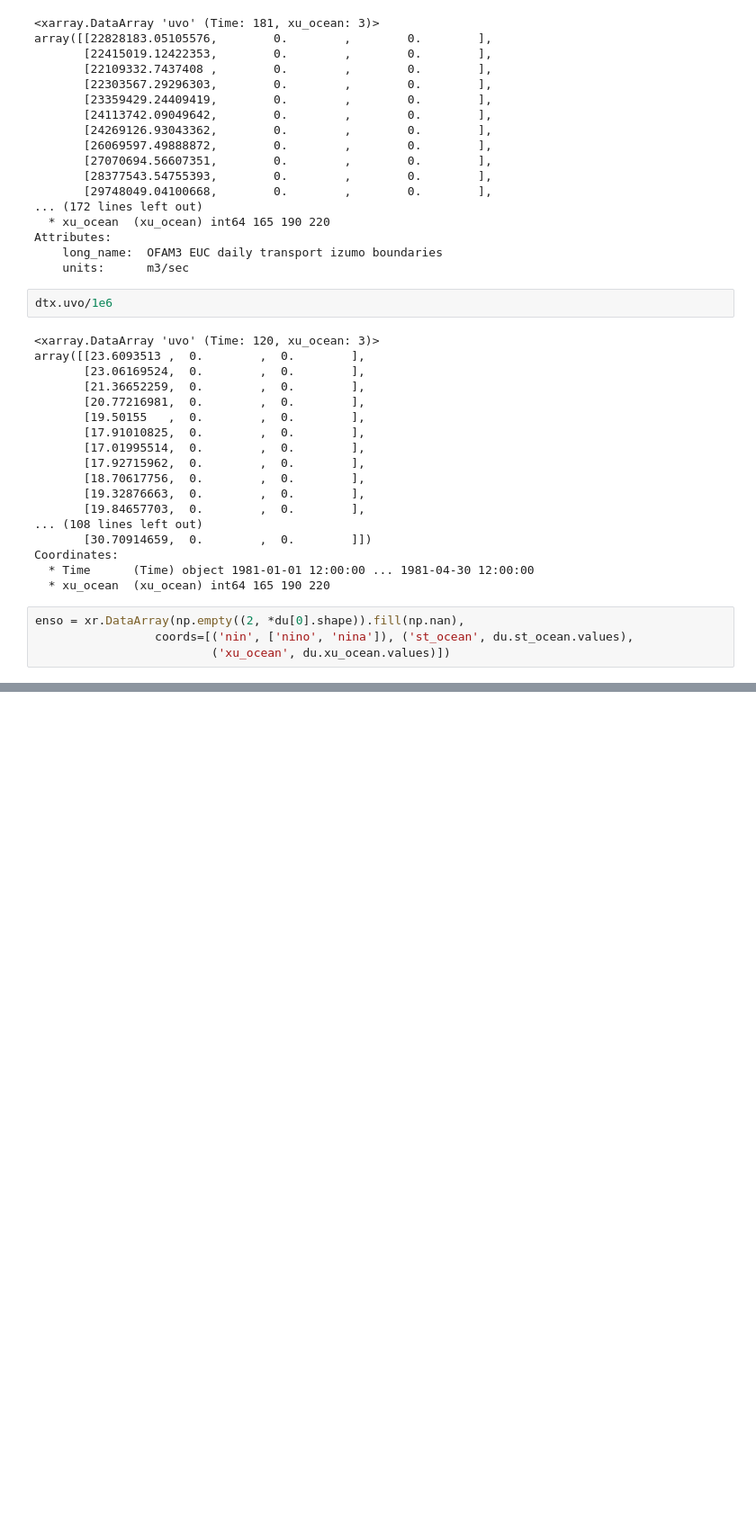
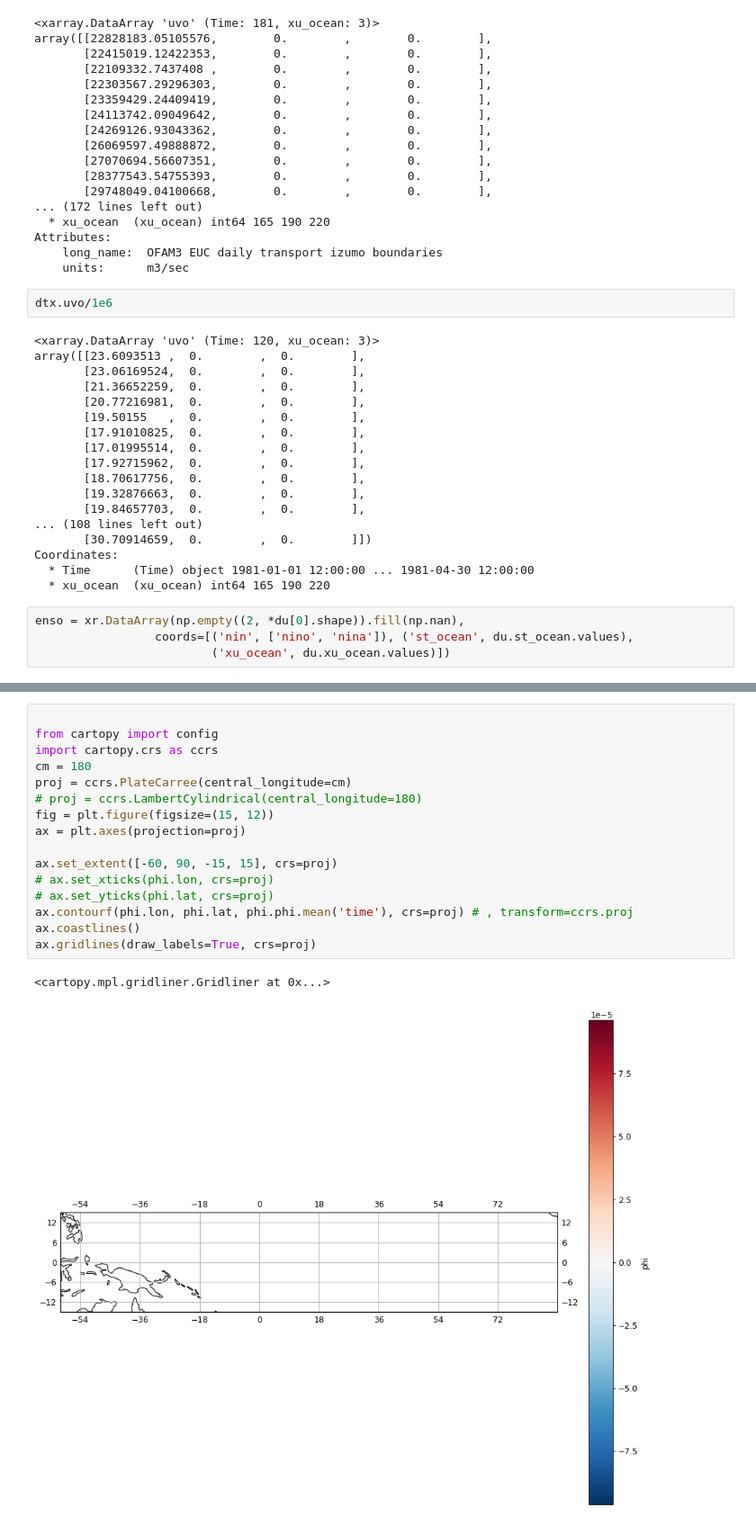
Before and after one commit to stellema/euc_particles, a Jupyter notebook: scripts/Untitled.ipynb, the cells around one changed output, grey strips where cells are left out. Shown at 90% size. Cells and saved outputs as stored; diff of their text form; blank space fills up the shorter version.

```diff
--- a/scripts/Untitled.ipynb
+++ b/scripts/Untitled.ipynb
@@ -310,0 +450,19 @@ Attributes:
+# %%
+
+from cartopy import config
+import cartopy.crs as ccrs
+cm = 180
+proj = ccrs.PlateCarree(central_longitude=cm)
+# proj = ccrs.LambertCylindrical(central_longitude=180)
+fig = plt.figure(figsize=(15, 12))
+ax = plt.axes(projection=proj)
+
+ax.set_extent([-60, 90, -15, 15], crs=proj)
+# ax.set_xticks(phi.lon, crs=proj)
+# ax.set_yticks(phi.lat, crs=proj)
+ax.contourf(phi.lon, phi.lat, phi.phi.mean('time'), crs=proj) # , transform=ccrs.proj
+ax.coastlines()
+ax.gridlines(draw_labels=True, crs=proj)
+# %% [output]
+<cartopy.mpl.gridliner.Gridliner at 0x...>
+[figure, added]
```
Also changed, not shown: parts of 13 cells of this notebook, 24 other files.
